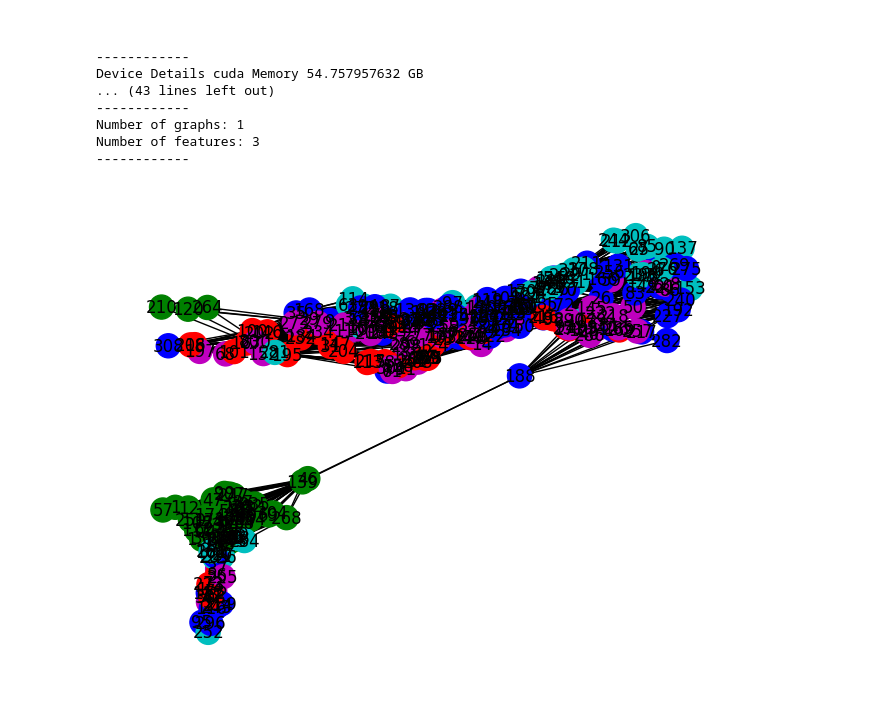
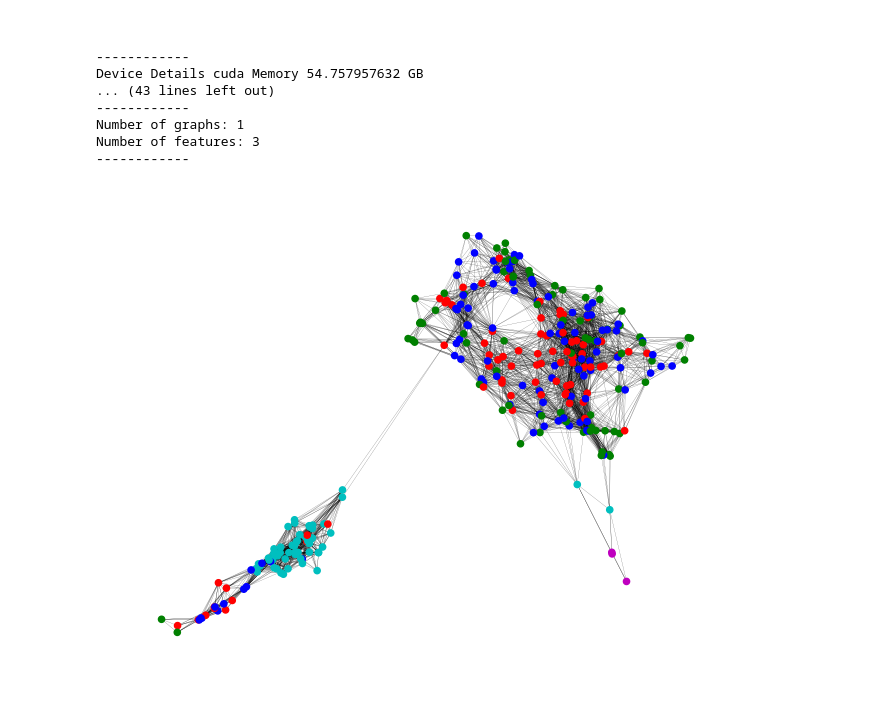
Before and after one commit to jegraham/Thesis_Testing, a Jupyter notebook: Graham,_Jessica_GCN_&_SAGE_Clustering_Phase_3_KMeans.ipynb, the cells around one changed output. Cells and saved outputs as stored; diff of their text form; code cells hidden in the pictures.

```diff
--- a/Graham,_Jessica_GCN_&_SAGE_Clustering_Phase_3_KMeans.ipynb
+++ b/Graham,_Jessica_GCN_&_SAGE_Clustering_Phase_3_KMeans.ipynb
@@ -625,12 +626,16 @@ Number of graphs: 1
 Number of features: 3
 ------------
 # %%
+clusters = kmeans.labels_ #return the assigned values of clustering for representation
+
 # # Print the nodes and their assigned clusters
 # for i in range(len(G.nodes)):
 #     print("Node", i, "belongs to cluster", clusters[i])
 
 # Plot the graph with the nodes colored based on the clusters
-nx.draw(G, with_labels=True, node_color=colors_full)
+colors_full = ["black" if c <= -1 else "b" if c == 0 else "g" if c == 1 else "r" if c == 2 else "c" if c == 3 else "m" if c == 4 else "y" if c == 5 else "k" for c in clusters]
+
+nx.draw(G, with_labels=False, node_color=colors_full, node_size=20, width=0.1)
 plt.show()
 # %% [output]
-[figure, old version]
+[figure, new version]
```
Also changed, not shown: parts of 22 cells of this notebook.
